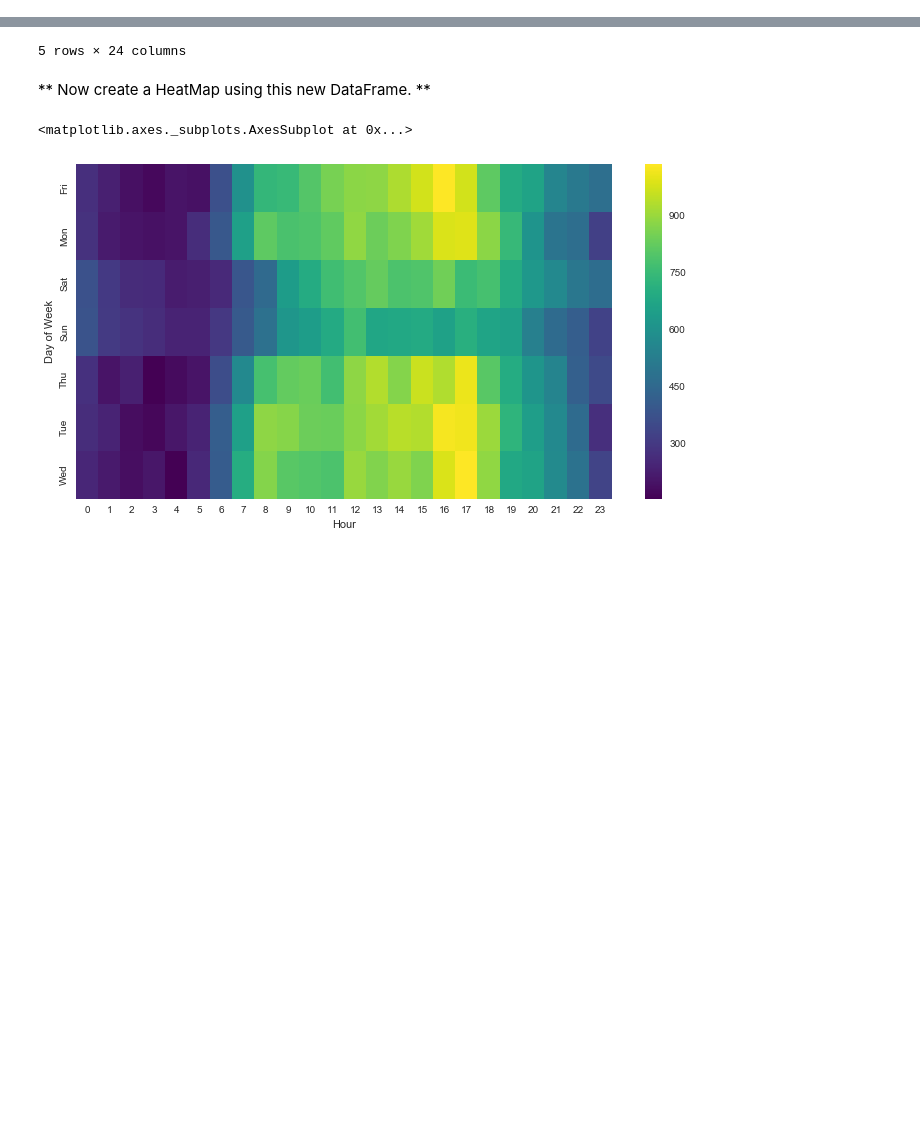
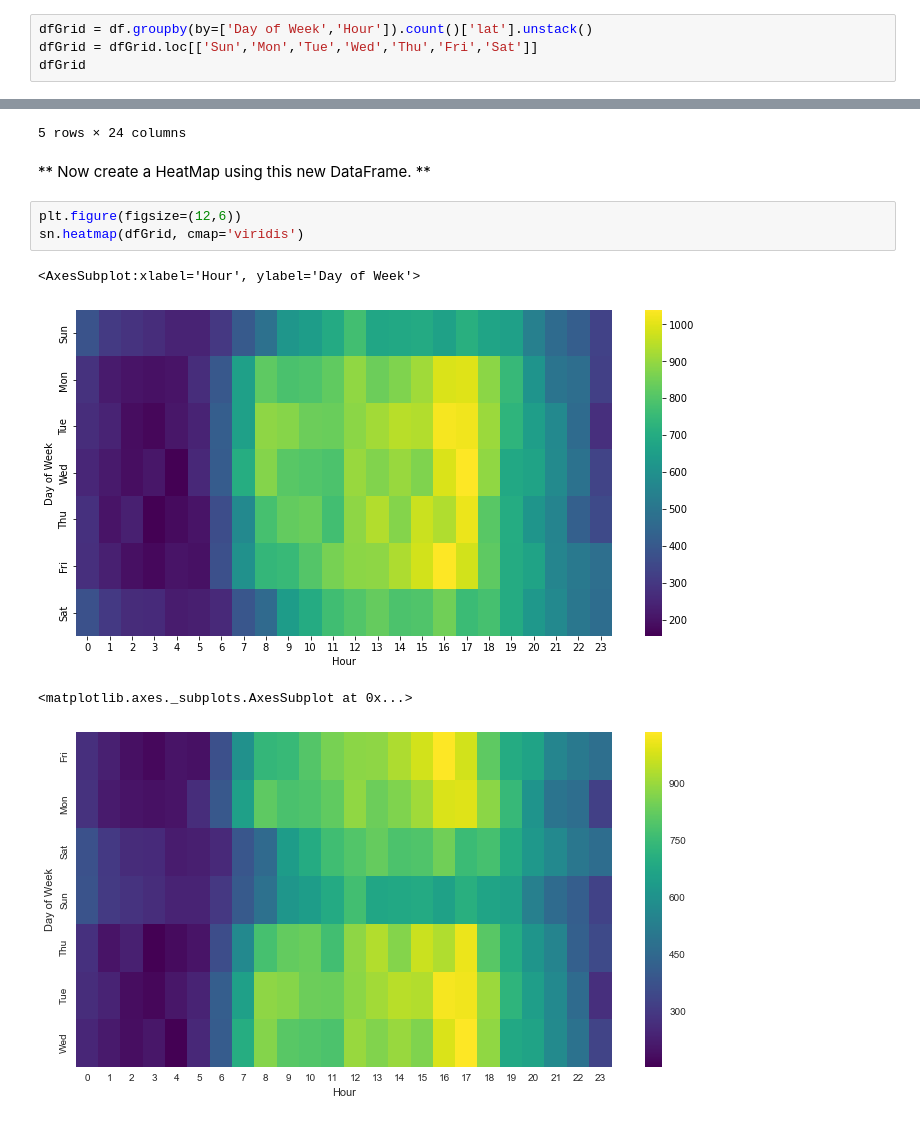
Before and after one commit to makncheese69420/911-Capstone-Project, a Jupyter notebook: 01-911 Calls Data Capstone Project.ipynb, the cells around one changed output, grey strips where cells are left out. Cells and saved outputs as stored; diff of their text form; blank space fills up the shorter version.

```diff
--- a/01-911 Calls Data Capstone Project.ipynb
+++ b/01-911 Calls Data Capstone Project.ipynb
@@ -296,3 +308,7 @@ Text(0.5, 1.0, 'Traffic')
 # %% [markdown]
 ____
 ** Now let's move on to creating  heatmaps with seaborn and our data. We'll first need to restructure the dataframe so that the columns become the Hours and the Index becomes the Day of the Week. There are lots of ways to do this, but I would recommend trying to combine groupby with an [unstack](http://pandas.pydata.org/pandas-docs/stable/generated/pandas.DataFrame.unstack.html) method. Reference the solutions if you get stuck on this!**
+# %%
+dfGrid = df.groupby(by=['Day of Week','Hour']).count()['lat'].unstack()
+dfGrid = dfGrid.loc[['Sun','Mon','Tue','Wed','Thu','Fri','Sat']]
+dfGrid
@@ -308,6 +335,12 @@ ____
 5 rows × 24 columns
 # %% [markdown]
 ** Now create a HeatMap using this new DataFrame. **
+# %%
+plt.figure(figsize=(12,6))
+sn.heatmap(dfGrid, cmap='viridis')
+# %% [output]
+<AxesSubplot:xlabel='Hour', ylabel='Day of Week'>
+[figure, added]
 # %%
 # %% [output]
 <matplotlib.axes._subplots.AxesSubplot at 0x...>
```
Also changed, not shown: parts of 4 cells of this notebook.
